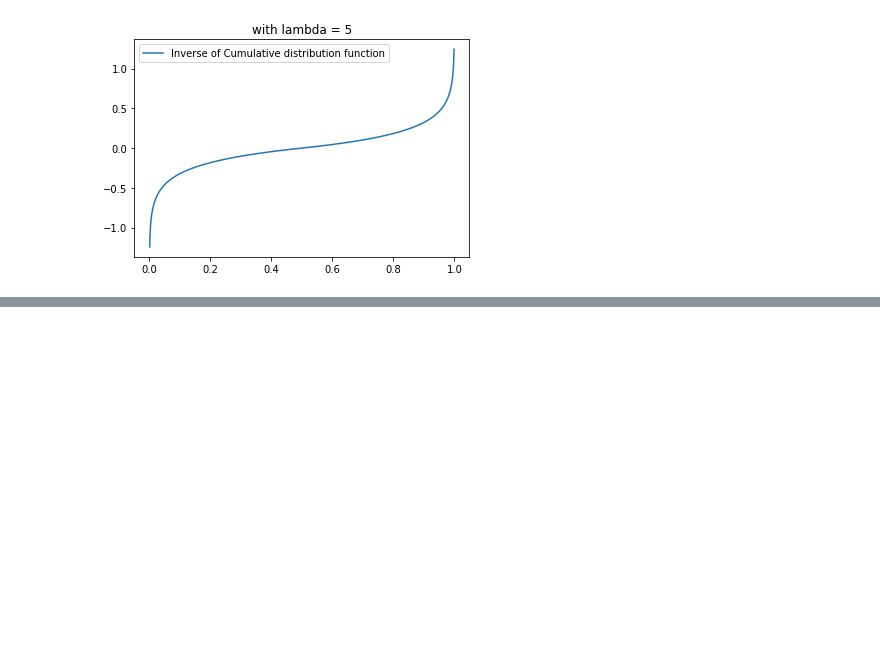
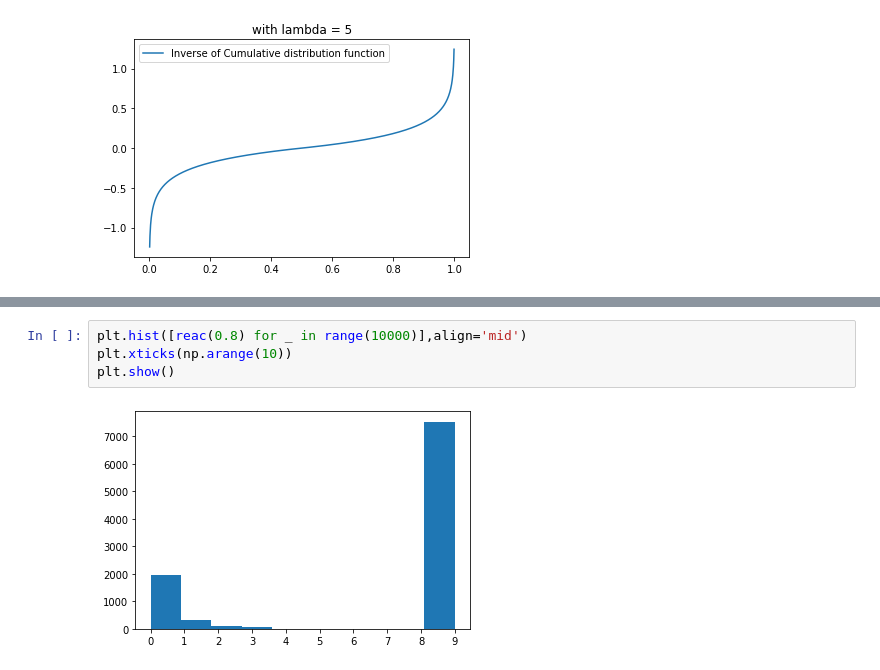
Before and after one commit to BDouchet/SDATA, a Jupyter notebook: MonteCarlo.ipynb, the cells around one changed output, grey strips where cells are left out. Drawn from its saved outputs; the diff is of its cells as text; blank space fills up the shorter version.

```diff
--- a/MonteCarlo.ipynb
+++ b/MonteCarlo.ipynb
@@ -226,0 +316,6 @@ plt.show()
+# %%
+plt.hist([reac(0.8) for _ in range(10000)],align='mid')
+plt.xticks(np.arange(10))
+plt.show()
+# %% [output]
+[figure, added]
```
Also changed, not shown: parts of 20 cells of this notebook.
